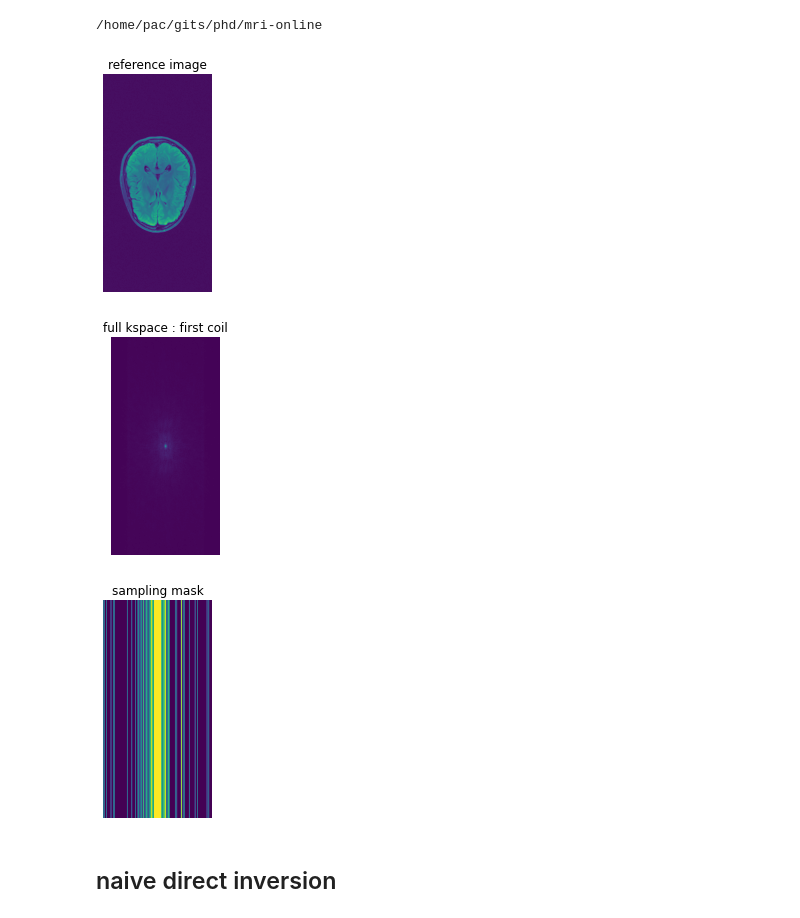
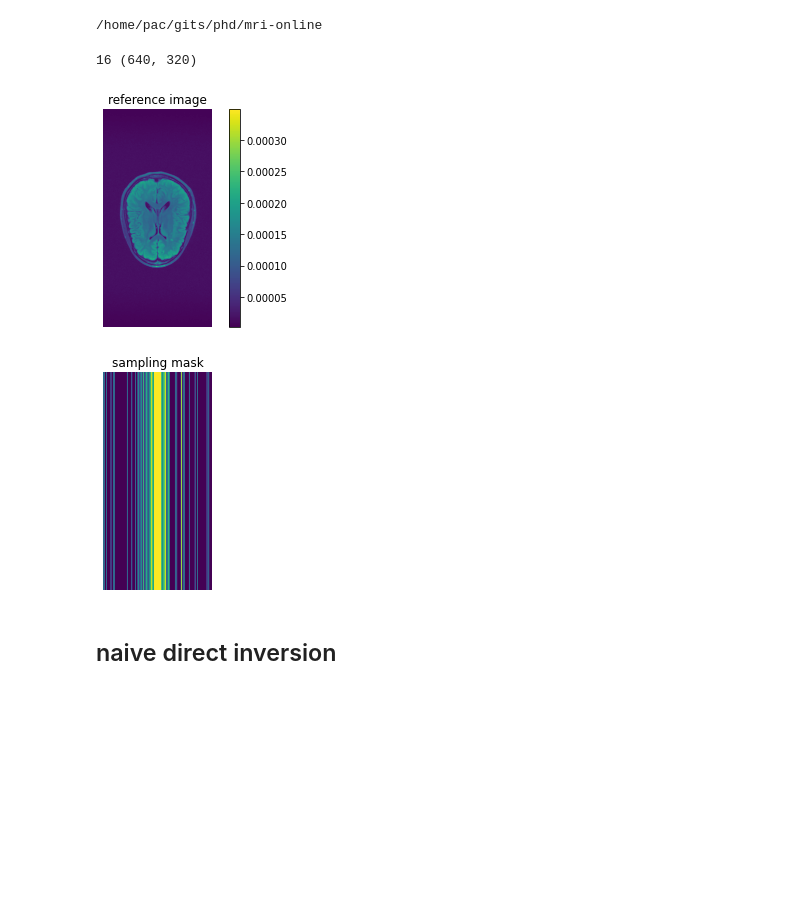
Before and after one commit to paquiteau/pysap-mri-online, a Jupyter notebook: notebook/offline_reconstruction.ipynb, the cells around one changed output. Drawn from its saved outputs; the diff is of its cells as text; code cells hidden in the pictures; blank space fills up the shorter version.

```diff
--- a/notebook/offline_reconstruction.ipynb
+++ b/notebook/offline_reconstruction.ipynb
@@ -57,20 +61,28 @@ RESULT_DIR = "data/results/"
 N_JOBS = 1
 results = dict()
 # %%
-full_k, real_img, mask_loc, final_mask = load_data(DATA_DIR,1)
+full_k, real_img, mask_loc, final_mask = load_data(DATA_DIR,2, monocoil=False,use_ref_kspace=True)
 # use mono-coil data
-full_k = sp.fft.fftshift(sp.fft.fft2(real_img,norm="ortho"))
+# full_k = sp.fft.fftshift(sp.fft.fft2(real_img,norm="ortho"))
 final_k = full_k * final_mask
 
-implot(real_img, "reference image")
-implot(np.sqrt(np.abs(full_k)), "full kspace : first coil")
+real_img = ssos(sp.fft.ifftshift(sp.fft.ifft2(full_k,norm="ortho")))
+implot(real_img, "reference image",colorbar=True)
+if full_k.ndim == 2:
+    implot(np.sqrt(np.abs(full_k)), "full kspace : first coil")
 implot(final_mask, "sampling mask")
+real_img_size = real_img.shape
+square_mask= np.zeros(real_img.shape)
+img_size = [min(real_img.shape)]*2
+square_mask[real_img_size[0] // 2 - img_size[0] // 2:real_img_size[0] // 2 + img_size[0] // 2,
+            real_img_size[1] // 2 - img_size[1] // 2:real_img_size[1] // 2 + img_size[1] // 2] = 1
 
 K_DIM = final_mask.shape
-N_COILS = 1
+N_COILS = 1 if full_k.ndim == 2 else full_k.shape[0]
+print(N_COILS, K_DIM)
 # %% [output]
+16 (640, 320)
-[figure, old version]
+[figure, new version]
-[figure, old version]
+[figure, new version]
-[figure, removed]
 # %% [markdown]
 ## naive direct inversion
```
Also changed, not shown: parts of 12 cells of this notebook, 8 other files.
